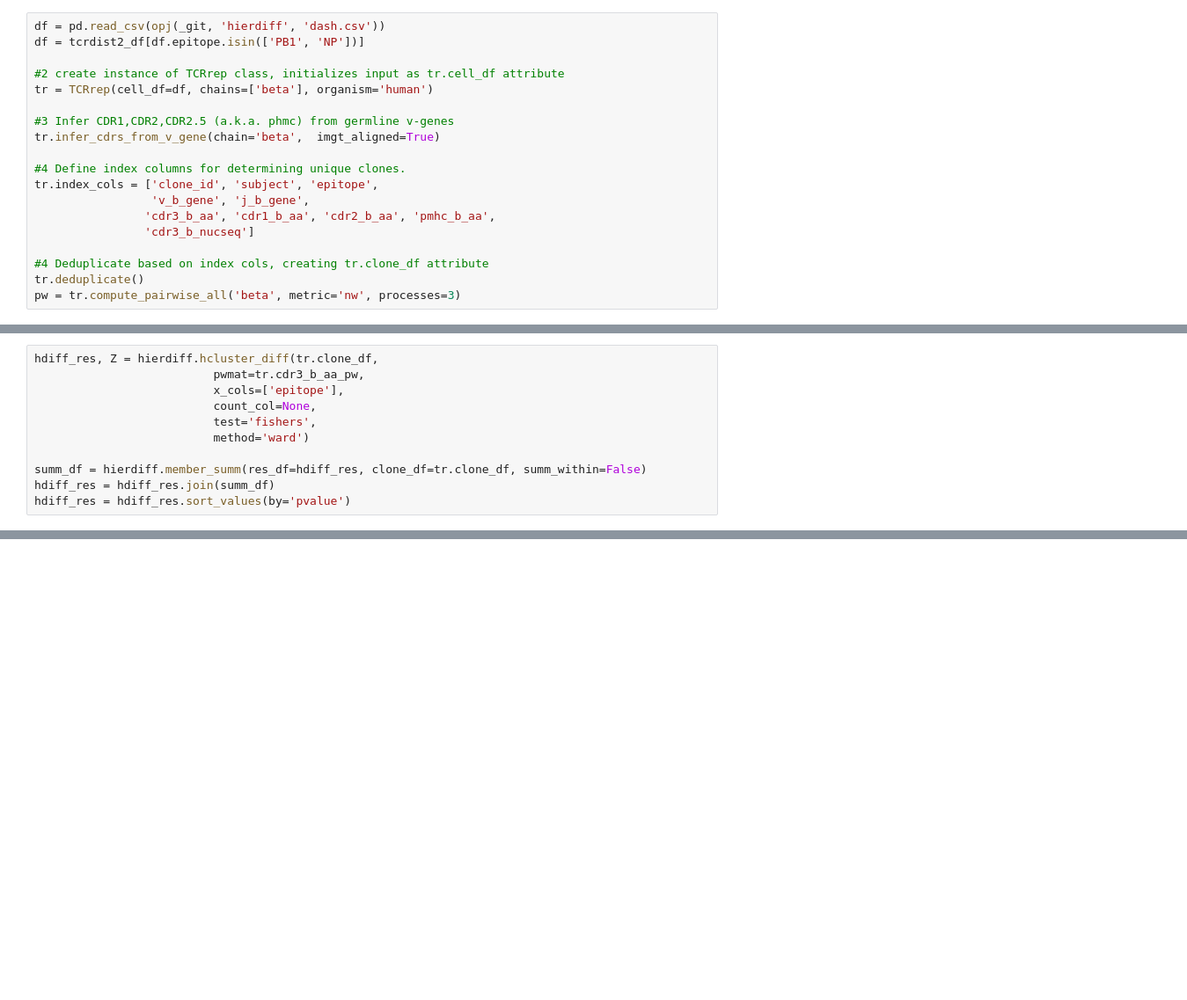
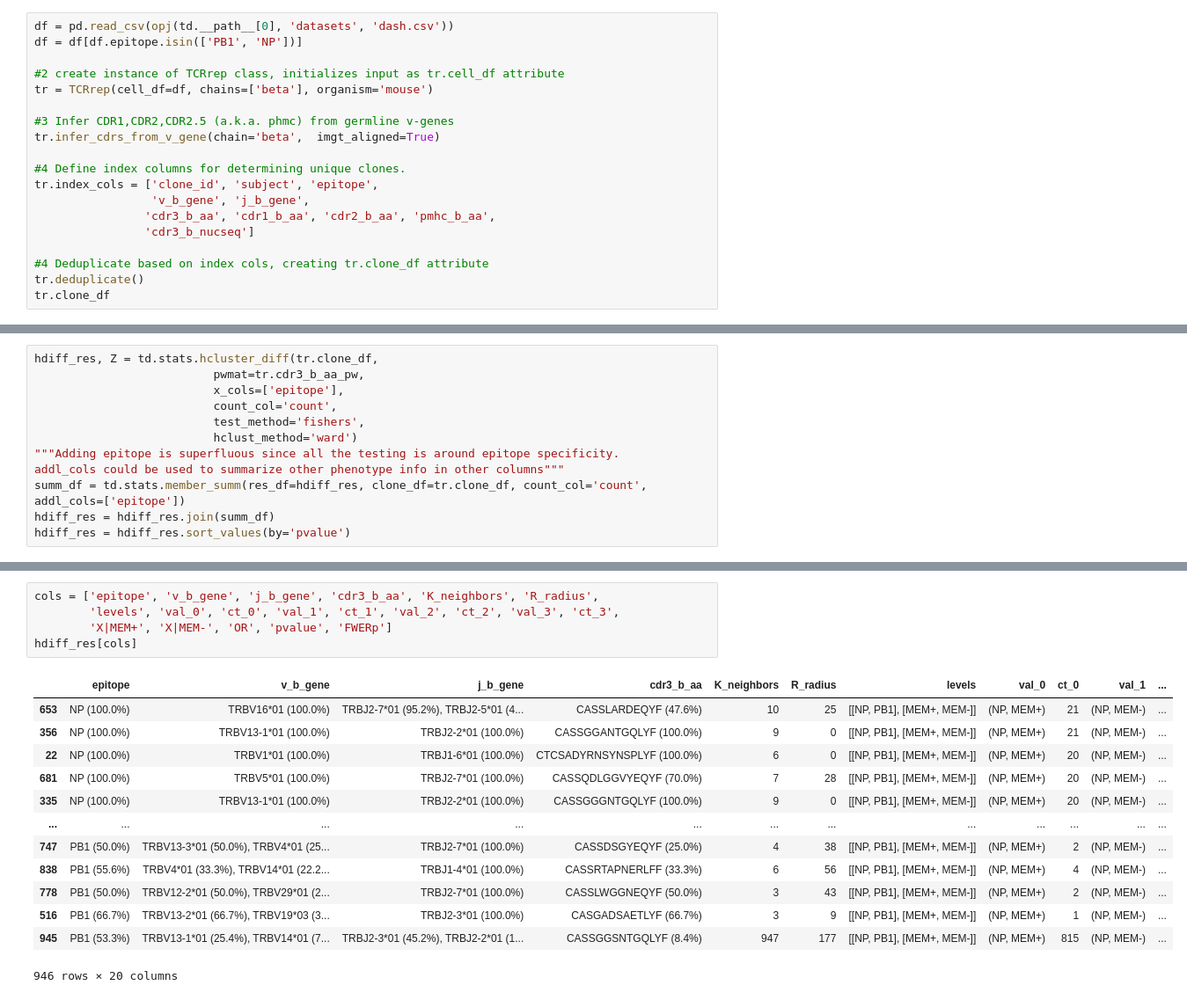
Before and after one commit to kmayerb/tcrdist2, a Jupyter notebook: important_notebooks/hierdiff_example.ipynb, the cells around one changed output, grey strips where cells are left out. Shown: that part at 88% size. Cells and saved outputs as stored; diff of their text form; blank space fills up the shorter version.

Commit message:
Added example notebook for hierdiff and seqlogo

```diff
--- a/important_notebooks/hierdiff_example.ipynb
+++ b/important_notebooks/hierdiff_example.ipynb
@@ -26,9 +43,9 @@ Using Cython-powered Fisher's exact test
 # %%
-df = pd.read_csv(opj(_git, 'hierdiff', 'dash.csv'))
-df = tcrdist2_df[df.epitope.isin(['PB1', 'NP'])]
+df = pd.read_csv(opj(td.__path__[0], 'datasets', 'dash.csv'))
+df = df[df.epitope.isin(['PB1', 'NP'])]
 
 #2 create instance of TCRrep class, initializes input as tr.cell_df attribute
-tr = TCRrep(cell_df=df, chains=['beta'], organism='human')
+tr = TCRrep(cell_df=df, chains=['beta'], organism='mouse')
 
 #3 Infer CDR1,CDR2,CDR2.5 (a.k.a. phmc) from germline v-genes
 tr.infer_cdrs_from_v_gene(chain='beta',  imgt_aligned=True)
@@ -41,5 +58,5 @@ tr.index_cols = ['clone_id', 'subject', 'epitope',
 
 #4 Deduplicate based on index cols, creating tr.clone_df attribute
 tr.deduplicate()
-pw = tr.compute_pairwise_all('beta', metric='nw', processes=3)
+tr.clone_df
 # %% [output]
@@ -71,11 +197,12 @@ HTML(data=html)
 # %%
-hdiff_res, Z = hierdiff.hcluster_diff(tr.clone_df,
+hdiff_res, Z = td.stats.hcluster_diff(tr.clone_df,
                           pwmat=tr.cdr3_b_aa_pw,
                           x_cols=['epitope'],
-                          count_col=None,
-                          test='fishers',
-                          method='ward')
-
-summ_df = hierdiff.member_summ(res_df=hdiff_res, clone_df=tr.clone_df, summ_within=False)
+                          count_col='count',
+                          test_method='fishers',
+                          hclust_method='ward')
+"""Adding epitope is superfluous since all the testing is around epitope specificity.
+addl_cols could be used to summarize other phenotype info in other columns"""
+summ_df = td.stats.member_summ(res_df=hdiff_res, clone_df=tr.clone_df, count_col='count', addl_cols=['epitope'])
 hdiff_res = hdiff_res.join(summ_df)
 hdiff_res = hdiff_res.sort_values(by='pvalue')
@@ -81,0 +238,19 @@ hdiff_res = hdiff_res.sort_values(by='pvalue')
+# %%
+cols = ['epitope', 'v_b_gene', 'j_b_gene', 'cdr3_b_aa', 'K_neighbors', 'R_radius',
+        'levels', 'val_0', 'ct_0', 'val_1', 'ct_1', 'val_2', 'ct_2', 'val_3', 'ct_3',
+        'X|MEM+', 'X|MEM-', 'OR', 'pvalue', 'FWERp']
+hdiff_res[cols]
+# %% [output]
+|  | epitope | v_b_gene | j_b_gene | cdr3_b_aa | K_neighbors | R_radius | levels | val_0 | ct_0 | val_1 | ... |
+| 653 | NP (100.0%) | TRBV16*01 (100.0%) | TRBJ2-7*01 (95.2%), TRBJ2-5*01 (4... | CASSLARDEQYF (47.6%) | 10 | 25 | [[NP, PB1], [MEM+, MEM-]] | (NP, MEM+) | 21 | (NP, MEM-) | ... |
+| 356 | NP (100.0%) | TRBV13-1*01 (100.0%) | TRBJ2-2*01 (100.0%) | CASSGGANTGQLYF (100.0%) | 9 | 0 | [[NP, PB1], [MEM+, MEM-]] | (NP, MEM+) | 21 | (NP, MEM-) | ... |
+| 22 | NP (100.0%) | TRBV1*01 (100.0%) | TRBJ1-6*01 (100.0%) | CTCSADYRNSYNSPLYF (100.0%) | 6 | 0 | [[NP, PB1], [MEM+, MEM-]] | (NP, MEM+) | 20 | (NP, MEM-) | ... |
+| 681 | NP (100.0%) | TRBV5*01 (100.0%) | TRBJ2-7*01 (100.0%) | CASSQDLGGVYEQYF (70.0%) | 7 | 28 | [[NP, PB1], [MEM+, MEM-]] | (NP, MEM+) | 20 | (NP, MEM-) | ... |
+| 335 | NP (100.0%) | TRBV13-1*01 (100.0%) | TRBJ2-2*01 (100.0%) | CASSGGGNTGQLYF (100.0%) | 9 | 0 | [[NP, PB1], [MEM+, MEM-]] | (NP, MEM+) | 20 | (NP, MEM-) | ... |
+| ... | ... | ... | ... | ... | ... | ... | ... | ... | ... | ... | ... |
+| 747 | PB1 (50.0%) | TRBV13-3*01 (50.0%), TRBV4*01 (25... | TRBJ2-7*01 (100.0%) | CASSDSGYEQYF (25.0%) | 4 | 38 | [[NP, PB1], [MEM+, MEM-]] | (NP, MEM+) | 2 | (NP, MEM-) | ... |
+| 838 | PB1 (55.6%) | TRBV4*01 (33.3%), TRBV14*01 (22.2... | TRBJ1-4*01 (100.0%) | CASSRTAPNERLFF (33.3%) | 6 | 56 | [[NP, PB1], [MEM+, MEM-]] | (NP, MEM+) | 4 | (NP, MEM-) | ... |
+| 778 | PB1 (50.0%) | TRBV12-2*01 (50.0%), TRBV29*01 (2... | TRBJ2-7*01 (100.0%) | CASSLWGGNEQYF (50.0%) | 3 | 43 | [[NP, PB1], [MEM+, MEM-]] | (NP, MEM+) | 2 | (NP, MEM-) | ... |
+| 516 | PB1 (66.7%) | TRBV13-2*01 (66.7%), TRBV19*03 (3... | TRBJ2-3*01 (100.0%) | CASGADSAETLYF (66.7%) | 3 | 9 | [[NP, PB1], [MEM+, MEM-]] | (NP, MEM+) | 1 | (NP, MEM-) | ... |
+| 945 | PB1 (53.3%) | TRBV13-1*01 (25.4%), TRBV14*01 (7... | TRBJ2-3*01 (45.2%), TRBJ2-2*01 (1... | CASSGGSNTGQLYF (8.4%) | 947 | 177 | [[NP, PB1], [MEM+, MEM-]] | (NP, MEM+) | 815 | (NP, MEM-) | ... |
+946 rows × 20 columns
```
Also changed, not shown: parts of 27 cells of this notebook, 2 other files.
